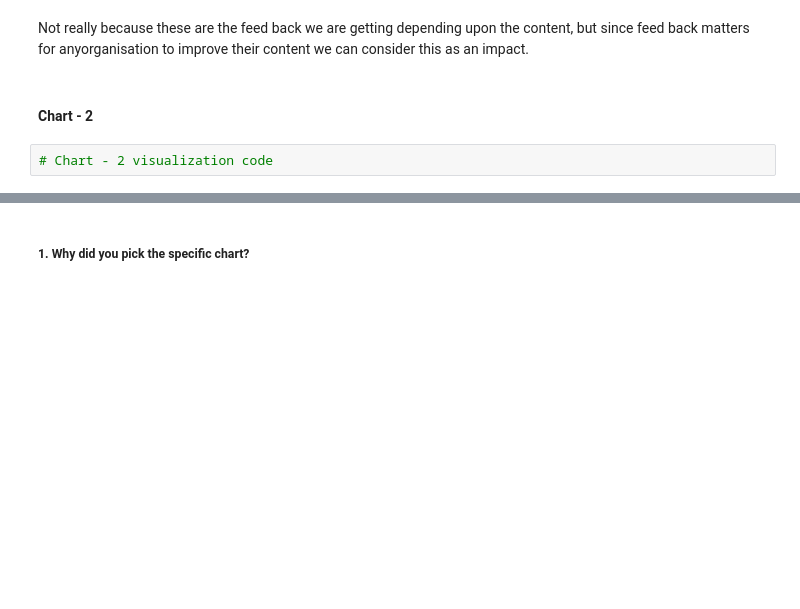
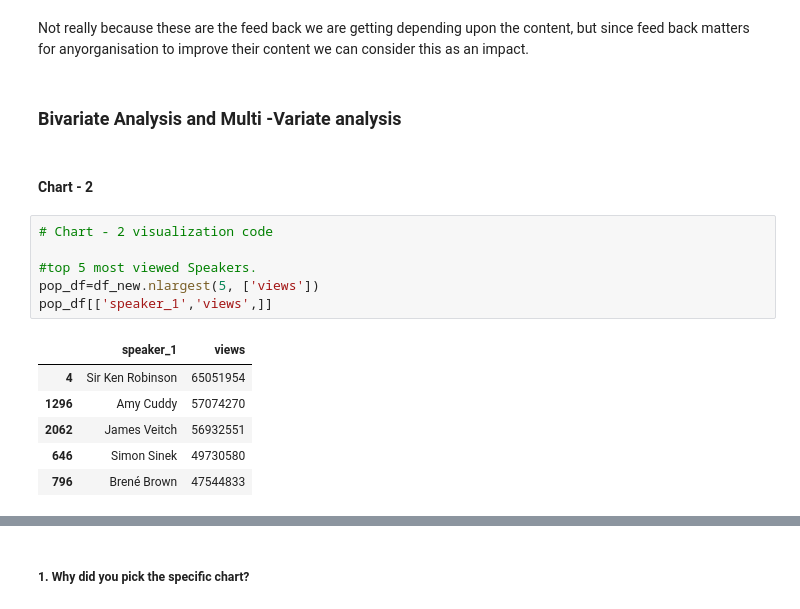
Before and after one commit to abhishekdhasmana17/ted-talk-view-prediction, a Jupyter notebook: Ted_Talk_Views_Prediction.ipynb, the cells around one changed output, grey strips where cells are left out. Saved outputs shown, nothing was run; the diff lists cells and outputs as text; blank space fills up the shorter version.

```diff
--- a/Ted_Talk_Views_Prediction.ipynb
+++ b/Ted_Talk_Views_Prediction.ipynb
@@ -617,7 +617,20 @@ following are the insights we found -
 Are there any insights that lead to negative growth? Justify with specific reason.
 # %% [markdown]
 Not really because these are the feed back we are getting depending upon the content, but since feed back matters for anyorganisation to improve their content we can consider this as an impact.
+# %% [markdown]
+### Bivariate Analysis and Multi -Variate analysis
 # %% [markdown]
 #### Chart - 2
-# %%
-# Chart - 2 visualization code
+# %%
+# Chart - 2 visualization code
+
+#top 5 most viewed Speakers.
+pop_df=df_new.nlargest(5, ['views'])
+pop_df[['speaker_1','views',]]
+# %% [output]
+|  | speaker_1 | views |
+| 4 | Sir Ken Robinson | 65051954 |
+| 1296 | Amy Cuddy | 57074270 |
+| 2062 | James Veitch | 56932551 |
+| 646 | Simon Sinek | 49730580 |
+| 796 | Brené Brown | 47544833 |
```
Also changed, not shown: parts of 7 cells of this notebook.
